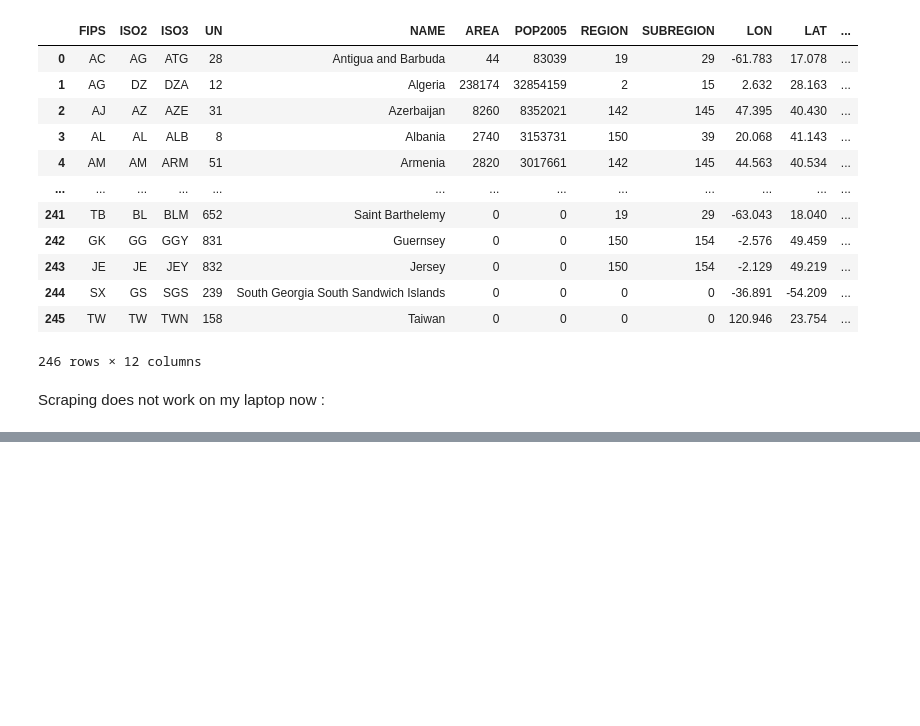
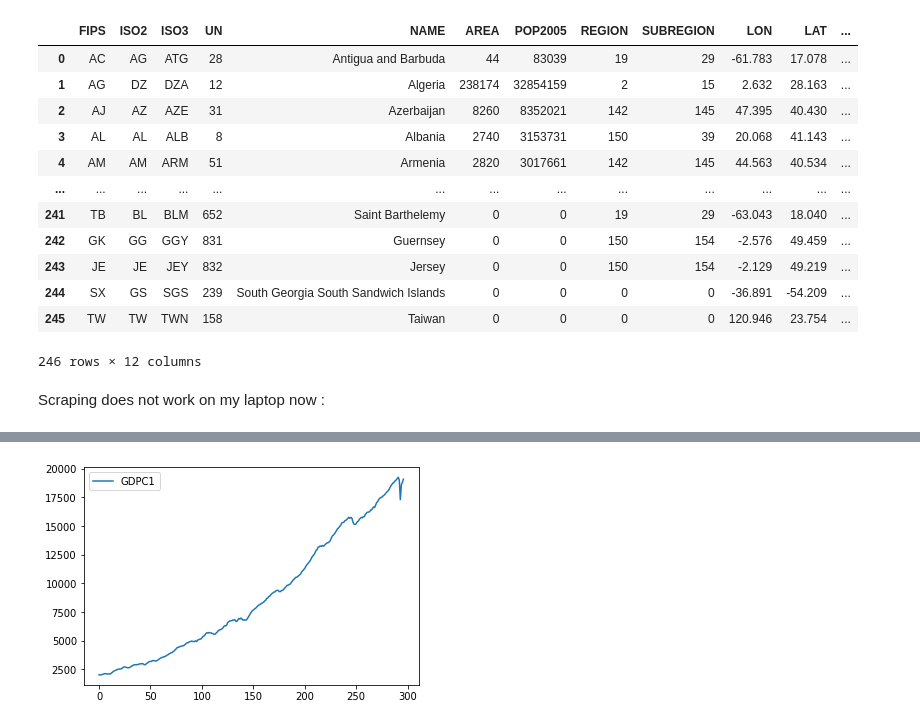
Before and after one commit to rubenkerkhofs/modern-data-analytics, a Jupyter notebook: Geo-Pandas FINALLY.ipynb, the cells around one changed output, grey strips where cells are left out. Cells and saved outputs as stored; diff of their text form; code cells hidden in the pictures; blank space fills up the shorter version.

```diff
--- a/Geo-Pandas FINALLY.ipynb
+++ b/Geo-Pandas FINALLY.ipynb
@@ -95,0 +137,2 @@ final_gdf
+# %%
+GDPus = pd.read_csv("GDPC12.csv")
@@ -95,0 +155,4 @@ final_gdf
+# %%
+GDPus.plot();
+# %% [output]
+[figure, added]
```
Also changed, not shown: parts of 30 cells of this notebook, 5 other files.
